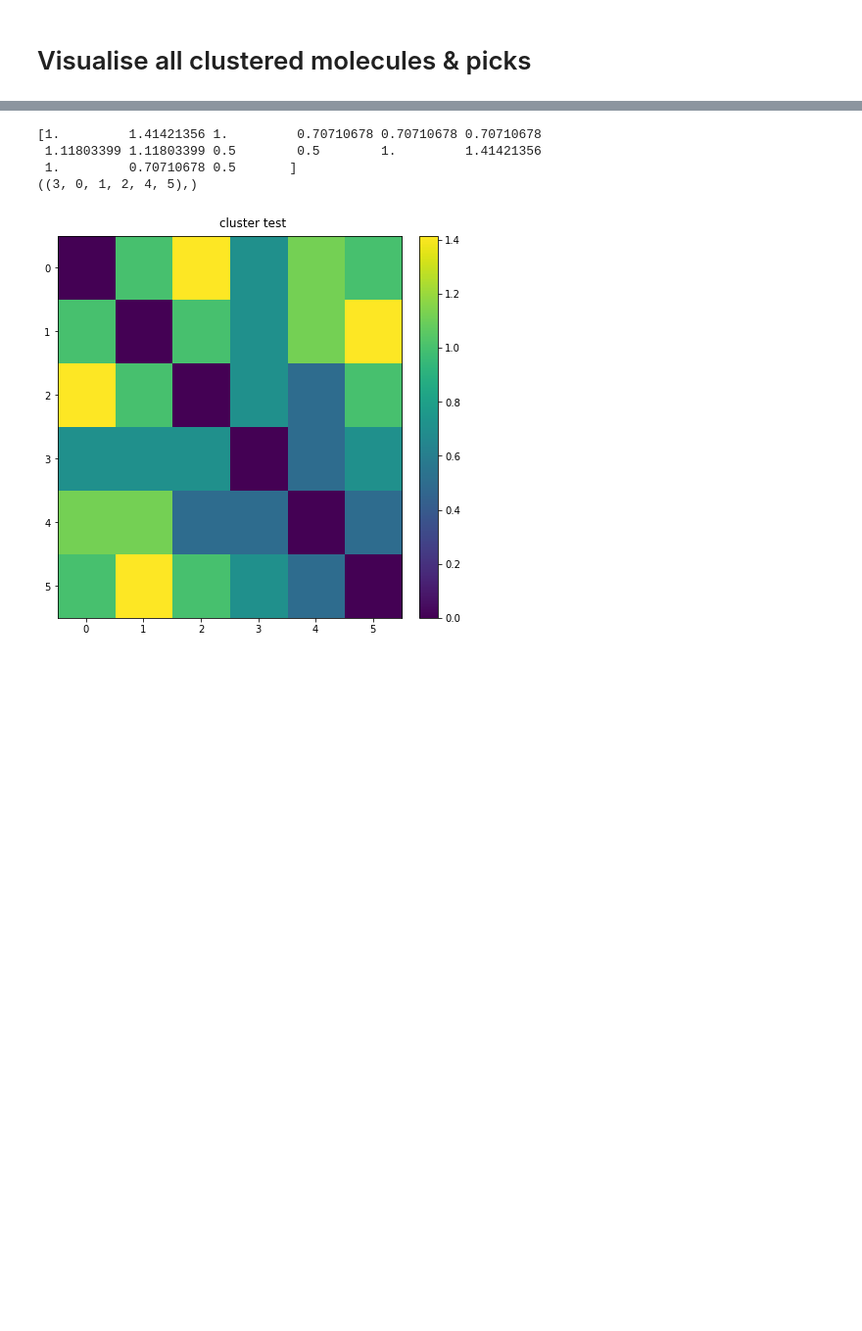
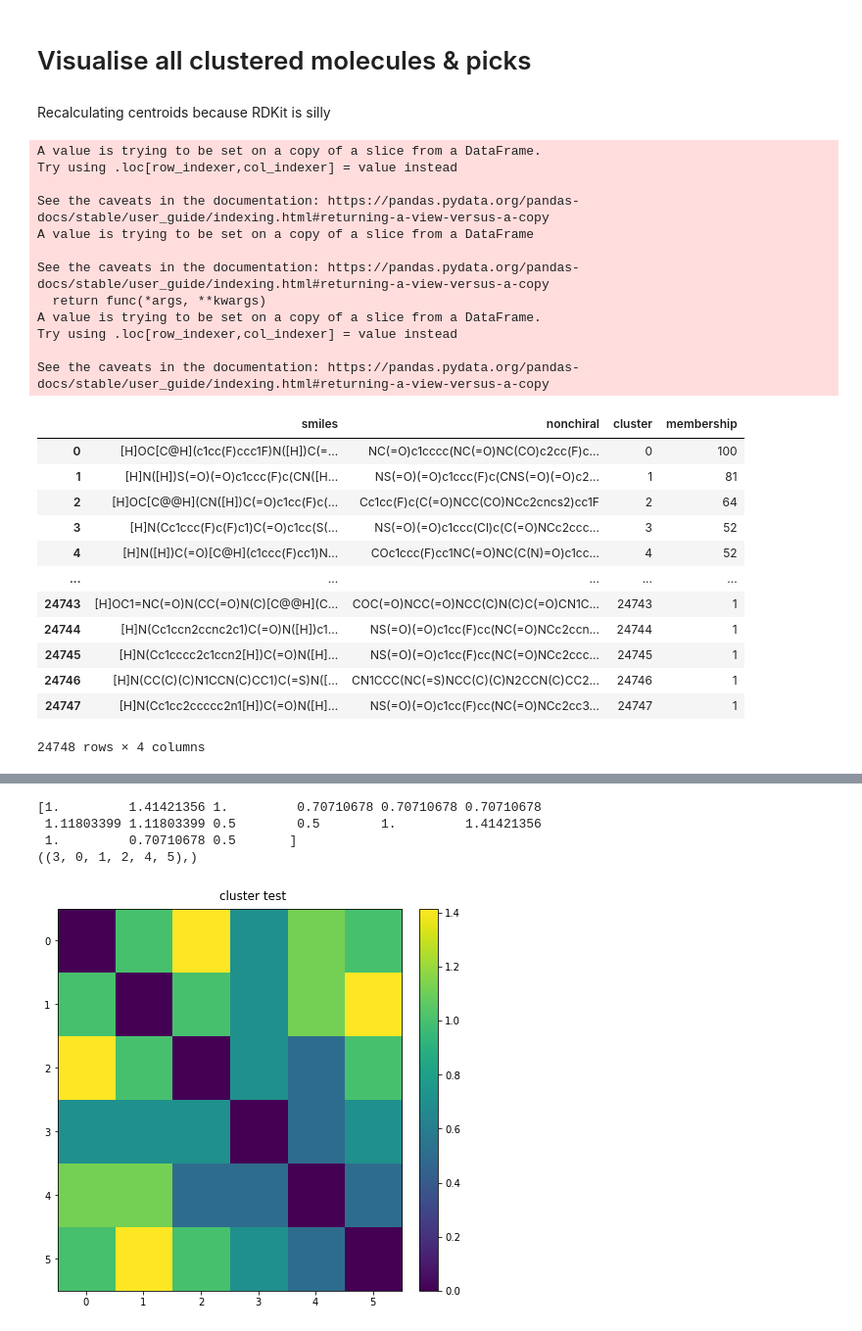
Before and after one commit to wjm41/fresco, a Jupyter notebook: notebooks/manifold_fix.ipynb, the cells around one changed output, grey strips where cells are left out. Shown at 98% size. Drawn from its saved outputs; the diff is of its cells as text; code cells hidden in the pictures; blank space fills up the shorter version.

```diff
--- a/notebooks/manifold_fix.ipynb
+++ b/notebooks/manifold_fix.ipynb
@@ -87,3 +92,65 @@ display(pick_grid)
 [interactive output not drawn]
 # %% [markdown]
 # Visualise all clustered molecules & picks
+# %% [markdown]
+Recalculating centroids because RDKit is silly
+# %%
+def gen_dmat(fps):
+    dmat = np.empty((len(fps), len(fps)))
+    for i in range(len(fps)):
+        dmat[i] = np.ones_like(
+            len(fps)) - np.array(DataStructs.BulkTanimotoSimilarity(fps[i], fps))
+    return dmat
+
+df_clustered = pd.read_csv(
+    '/home/wjm41/ml_physics/frag-pcore-screen/data/EnamineREAL/topN/mpro_taut_clustered.csv')
+df_clustered['mol'] = df_clustered['nonchiral'].apply(Chem.MolFromSmiles)
+df_clustered['fps'] = [rdMolDescriptors.GetMorganFingerprintAsBitVect(
+    Chem.MolFromSmiles(smi), 2, 2048, useFeatures=True) for smi in tqdm(df_clustered["smiles"])]  # pharmacophore fingerprint
+
+clusters = df_clustered.groupby('cluster')
+cluster_inds = [list(cluster) for cluster in clusters]
+
+centroid_smiles = []
+membership_list = []
+for cluster, df_tmp in tqdm(clusters):
+    df_tmp = df_tmp.reset_index()
+    membership_list.append(len(df_tmp))
+    dmat = gen_dmat(df_tmp['fps'].values)
+    centroid_ind = np.argmin(np.amax(dmat, axis=1))
+    centroid_smiles.append(df_tmp.iloc[centroid_ind]['smiles'])
+
+centroid_df = df_clustered[df_clustered['smiles'].isin(centroid_smiles)]
+# sort values based on centroid_smiles
+centroid_df['sort_cat'] = pd.Categorical(
+    centroid_df['smiles'], categories=centroid_smiles, ordered=True)
+centroid_df.sort_values('sort_cat', inplace=True)
+centroid_df.reset_index(inplace=True)
+centroid_df['membership'] = membership_list
+display(centroid_df[['smiles', 'nonchiral', 'cluster', 'membership']])
+# %% [output]
+A value is trying to be set on a copy of a slice from a DataFrame.
+Try using .loc[row_indexer,col_indexer] = value instead
+
+See the caveats in the documentation: https://pandas.pydata.org/pandas-docs/stable/user_guide/indexing.html#returning-a-view-versus-a-copy
+A value is trying to be set on a copy of a slice from a DataFrame
+
+See the caveats in the documentation: https://pandas.pydata.org/pandas-docs/stable/user_guide/indexing.html#returning-a-view-versus-a-copy
+  return func(*args, **kwargs)
+A value is trying to be set on a copy of a slice from a DataFrame.
+Try using .loc[row_indexer,col_indexer] = value instead
+
+See the caveats in the documentation: https://pandas.pydata.org/pandas-docs/stable/user_guide/indexing.html#returning-a-view-versus-a-copy
+|  | smiles | nonchiral | cluster | membership |
+| 0 | [H]OC[C@H](c1cc(F)ccc1F)N([H])C(=... | NC(=O)c1cccc(NC(=O)NC(CO)c2cc(F)c... | 0 | 100 |
+| 1 | [H]N([H])S(=O)(=O)c1ccc(F)c(CN([H... | NS(=O)(=O)c1ccc(F)c(CNS(=O)(=O)c2... | 1 | 81 |
+| 2 | [H]OC[C@@H](CN([H])C(=O)c1cc(F)c(... | Cc1cc(F)c(C(=O)NCC(CO)NCc2cncs2)cc1F | 2 | 64 |
+| 3 | [H]N(Cc1ccc(F)c(F)c1)C(=O)c1cc(S(... | NS(=O)(=O)c1ccc(Cl)c(C(=O)NCc2ccc... | 3 | 52 |
+| 4 | [H]N([H])C(=O)[C@H](c1ccc(F)cc1)N... | COc1ccc(F)cc1NC(=O)NC(C(N)=O)c1cc... | 4 | 52 |
+| ... | ... | ... | ... | ... |
+| 24743 | [H]OC1=NC(=O)N(CC(=O)N(C)[C@@H](C... | COC(=O)NCC(=O)NCC(C)N(C)C(=O)CN1C... | 24743 | 1 |
+| 24744 | [H]N(Cc1ccn2ccnc2c1)C(=O)N([H])c1... | NS(=O)(=O)c1cc(F)cc(NC(=O)NCc2ccn... | 24744 | 1 |
+| 24745 | [H]N(Cc1cccc2c1ccn2[H])C(=O)N([H]... | NS(=O)(=O)c1cc(F)cc(NC(=O)NCc2ccc... | 24745 | 1 |
+| 24746 | [H]N(CC(C)(C)N1CCN(C)CC1)C(=S)N([... | CN1CCC(NC(=S)NCC(C)(C)N2CCN(C)CC2... | 24746 | 1 |
+| 24747 | [H]N(Cc1cc2ccccc2n1[H])C(=O)N([H]... | NS(=O)(=O)c1cc(F)cc(NC(=O)NCc2cc3... | 24747 | 1 |
+24748 rows × 4 columns
```
Also changed, not shown: parts of 15 cells of this notebook, 2 other files.
